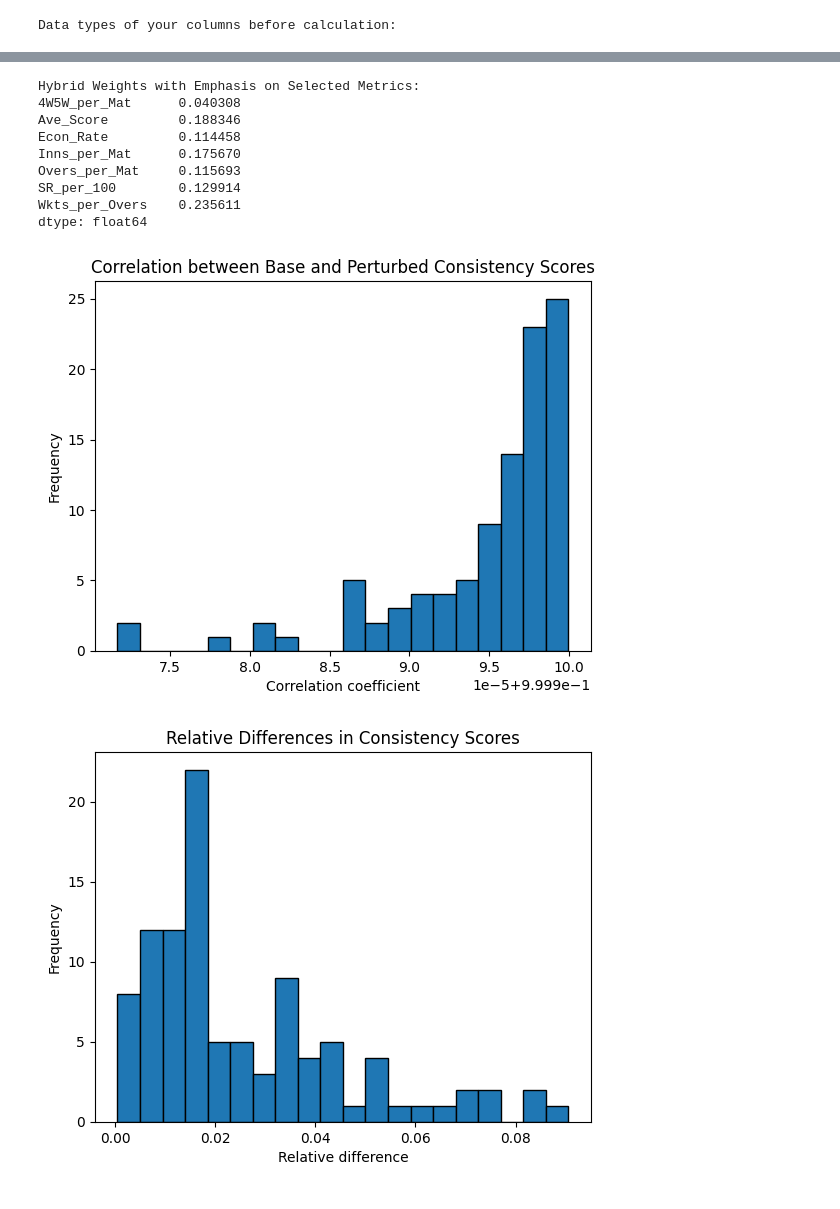
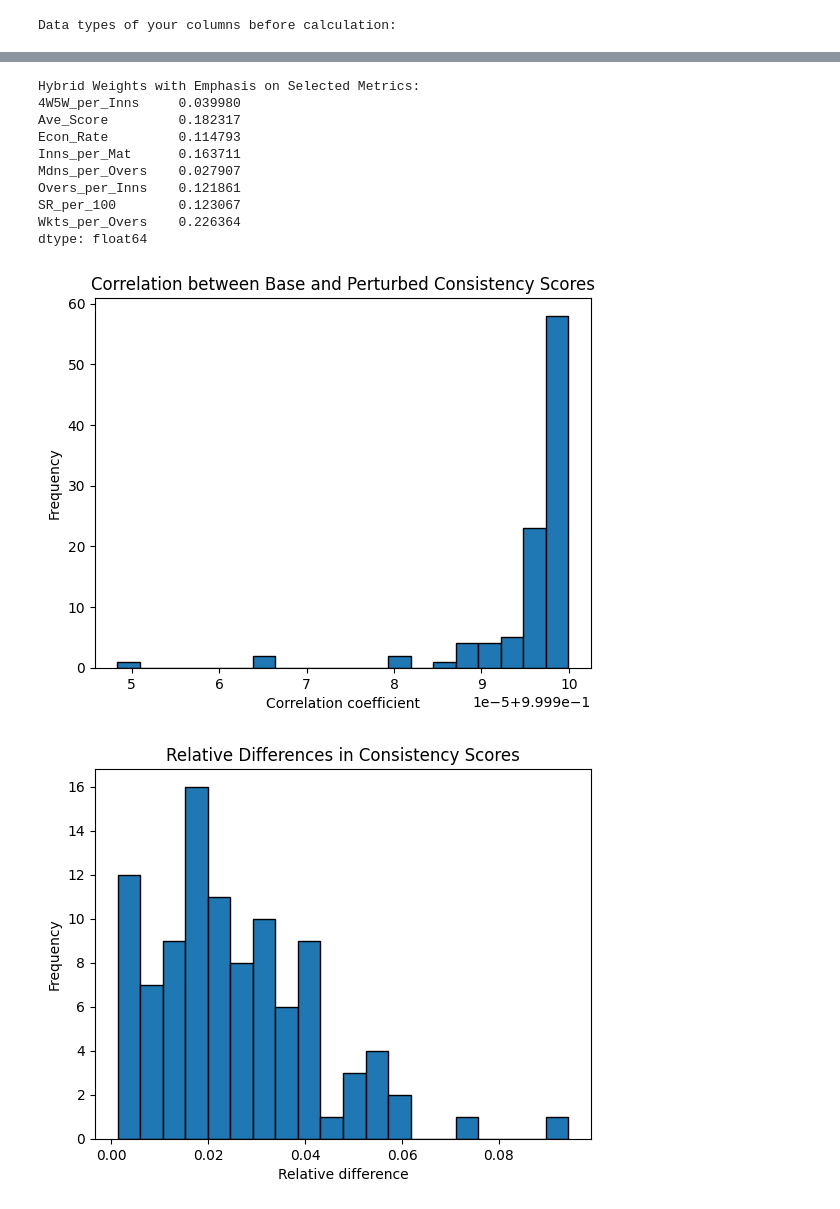
Before and after one commit to Siddharth2812/cricket-squad-selection, a Jupyter notebook: codes/Consistency/BowlerConsistency.ipynb, the cells around one changed output, grey strips where cells are left out. Saved outputs shown, nothing was run; the diff lists cells and outputs as text; code cells hidden in the pictures.

```diff
--- a/codes/Consistency/BowlerConsistency.ipynb
+++ b/codes/Consistency/BowlerConsistency.ipynb
@@ -301,29 +309,31 @@ dtype: float64
 import pandas as pd
 
 # Full list of metrics
-features = ['Inns_per_Mat', 'Overs_per_Mat', 'Wkts_per_Overs',
-            'Ave_Score', 'Econ_Rate', 'SR_per_100', '4W5W_per_Mat']
+features = ['Inns_per_Mat', 'Overs_per_Inns', 'Wkts_per_Overs',
+            'Ave_Score', 'Econ_Rate', 'SR_per_100', '4W5W_per_Inns', 'Mdns_per_Overs']
 
-# Original AHP weights from expert pairwise comparisons for all features
+# Original AHP weights from expert pairwise comparisons for all features (updated values)
 ahp_weights_series = pd.Series({
-    'Inns_per_Mat': 0.354284,
-    'Overs_per_Mat': 0.239928,
-    'Wkts_per_Overs': 0.158655,
-    'Ave_Score': 0.103625,
-    'Econ_Rate': 0.067565,
-    'SR_per_100': 0.044769,
-    '4W5W_per_Mat': 0.031175
+    'Inns_per_Mat': 0.331325,
+    'Overs_per_Inns': 0.230660,
+    'Wkts_per_Overs': 0.157235,
+    'Ave_Score': 0.105903,
+    'Econ_Rate': 0.070936,
+    'SR_per_100': 0.047681,
+    '4W5W_per_Inns': 0.032698,
+    'Mdns_per_Overs': 0.023562
 })
 
-# Original PCA weights derived from PC1 loadings for all features
+# Original PCA weights derived from PC1 loadings for all features (updated values)
 pca_weights = pd.Series({
-    'Ave_Score': 0.229662,
-    'SR_per_100': 0.220730,
-    'Overs_per_Mat': 0.019354,
-    'Econ_Rate': 0.128852,
-    'Inns_per_Mat': 0.052783,
-    '4W5W_per_Mat': 0.129051,
-    'Wkts_per_Overs': 0.219568
+    'Ave_Score': 0.201908,
+    'SR_per_100': 0.191836,
+    'Overs_per_Inns': 0.062037,
+    'Econ_Rate': 0.117198,
+    'Inns_per_Mat': 0.033294,
+    '4W5W_per_Inns': 0.120631,
+    'Wkts_per_Overs': 0.190614,
+    'Mdns_per_Overs': 0.082482
 })
 
 # Normalize both weight sets so that they sum to 1 (if not already)
@@ -340,12 +350,13 @@ hybrid_weights = alpha * ahp_weights_norm + (1 - alpha) * pca_weights_norm
 # In this example, we give a boost factor of 2 to the important metrics and leave the others unchanged (factor of 1).
 boost_factors = {
     'Inns_per_Mat': 1.0,
-    'Overs_per_Mat': 1.0,
+    'Overs_per_Inns': 1.0,
     'Wkts_per_Overs': 2.0,
     'Ave_Score': 2.0,
     'Econ_Rate': 2.0,
     'SR_per_100': 2.0,
-    '4W5W_per_Mat': 1.0
+    '4W5W_per_Inns': 1.0,
+    'Mdns_per_Overs': 1.0
 }
 
 # Apply the boost factors to the hybrid weights
@@ -360,13 +371,14 @@ print("Hybrid Weights with Emphasis on Selected Metrics:")
 print(hybrid_weights_boosted)
 # %% [output]
 Hybrid Weights with Emphasis on Selected Metrics:
-4W5W_per_Mat      0.040308
-Ave_Score         0.188346
-Econ_Rate         0.114458
-Inns_per_Mat      0.175670
-Overs_per_Mat     0.115693
-SR_per_100        0.129914
-Wkts_per_Overs    0.235611
+4W5W_per_Inns     0.039980
+Ave_Score         0.182317
+Econ_Rate         0.114793
+Inns_per_Mat      0.163711
+Mdns_per_Overs    0.027907
+Overs_per_Inns    0.121861
+SR_per_100        0.123067
+Wkts_per_Overs    0.226364
 dtype: float64
 # %%
 import numpy as np
@@ -376,7 +388,7 @@ import matplotlib.pyplot as plt
 # Assuming 'calculations_with_data' is your DataFrame containing the derived metrics
 # and 'hybrid_weights_boosted' is your final weight Series with the index corresponding to:
 features = ['Inns_per_Mat', 'Overs_per_Mat', 'Wkts_per_Overs',
-            'Ave_Score', 'Econ_Rate', 'SR_per_100', '4W5W_per_Mat']
+            'Ave_Score', 'Econ_Rate', 'SR_per_100', '4W5W_per_Mat', 'Mdns_per_Overs']
 
 # Define a function to compute the composite consistency score
 def compute_consistency_score(df, weights):
@@ -406,32 +418,32 @@ for i in range(n_iterations):
     perturbed_scores = compute_consistency_score(calculations_with_data, perturbed_weights)
     perturbed_scores_list.append(perturbed_scores)
 
 # For each perturbed set, compute the correlation with the base scores
 correlations = [np.corrcoef(base_scores, scores)[0, 1] for scores in perturbed_scores_list]
 
 # Also compute the mean relative difference between perturbed scores and base scores
 relative_differences = [
     np.mean(np.abs(scores - base_scores)) / np.mean(np.abs(base_scores))
     for scores in perturbed_scores_list
 ]
 
 # Plot the distribution of correlation coefficients
 plt.hist(correlations, bins=20, edgecolor='k')
 plt.title("Correlation between Base and Perturbed Consistency Scores")
 plt.xlabel("Correlation coefficient")
 plt.ylabel("Frequency")
 plt.show()
 
 # Plot the distribution of relative differences
 plt.hist(relative_differences, bins=20, edgecolor='k')
 plt.title("Relative Differences in Consistency Scores")
 plt.xlabel("Relative difference")
 plt.ylabel("Frequency")
 plt.show()
 
 # Print summary statistics
 print("Mean correlation:", np.mean(correlations))
 print("Mean relative difference:", np.mean(relative_differences))
 # %% [output]
-[figure, old version]
+[figure, new version]
-[figure, old version]
+[figure, new version]
```
Also changed, not shown: parts of 8 cells of this notebook, 2 other files.
